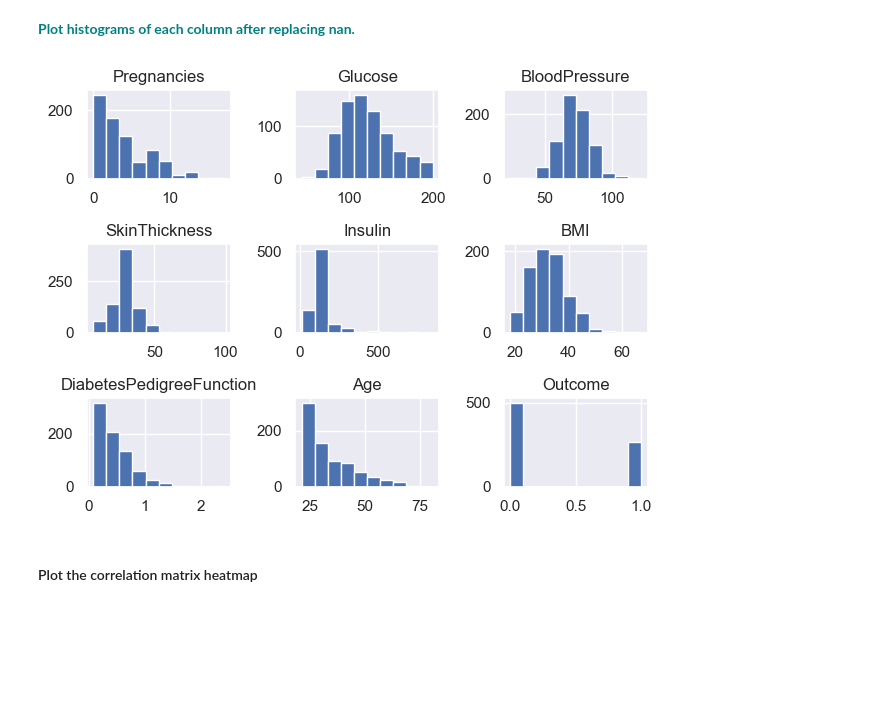
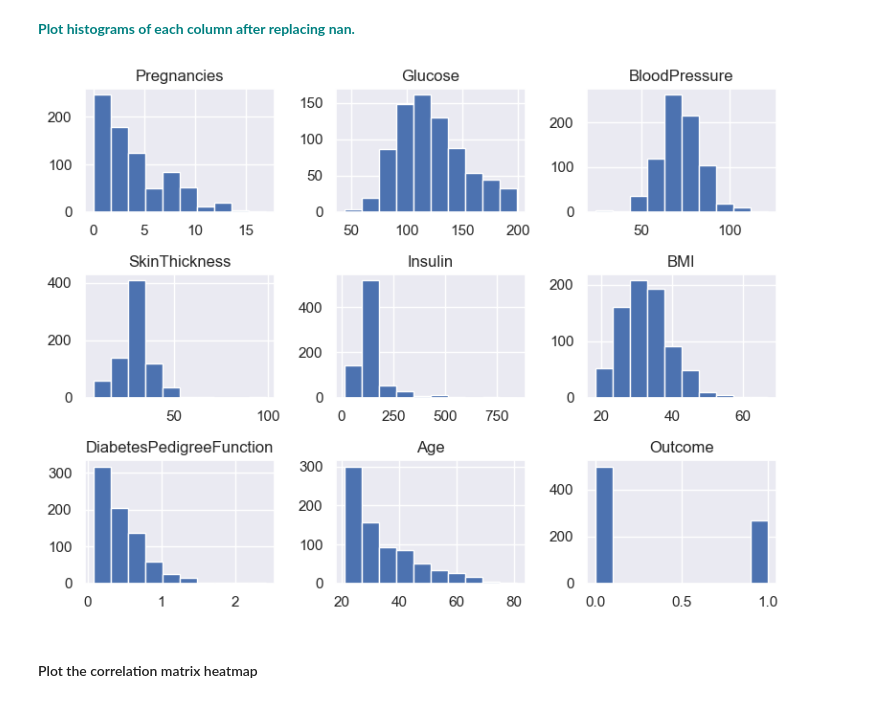
Before and after one commit to lila-b/springboard, a Jupyter notebook: GridSearchKNN_Case_Study/GridSearchKNN_Case_Study.ipynb, the cells around one changed output. Saved outputs shown, nothing was run; the diff lists cells and outputs as text; code cells hidden in the pictures; blank space fills up the shorter version.

```diff
--- a/GridSearchKNN_Case_Study/GridSearchKNN_Case_Study.ipynb
+++ b/GridSearchKNN_Case_Study/GridSearchKNN_Case_Study.ipynb
@@ -102,12 +104,11 @@ diabetes_data['Insulin'].fillna(diabetes_data['Insulin'].median(), inplace = Tru
 diabetes_data['BMI'].fillna(diabetes_data['BMI'].median(), inplace = True)
 # %% [markdown]
 **<font color='teal'> Plot histograms of each column after replacing nan. </font>**
-# %%
-# clean up and add lables
-diabetes_data.hist()
-plt.tight_layout()
-# %% [output]
-[figure, removed]
+# %%
+diabetes_data.hist(figsize=(8,6))
+plt.tight_layout()
+# %% [output]
+[figure, added]
 # %% [markdown]
 #### Plot the correlation matrix heatmap
 # %%
```
Also changed, not shown: parts of 14 cells of this notebook.
